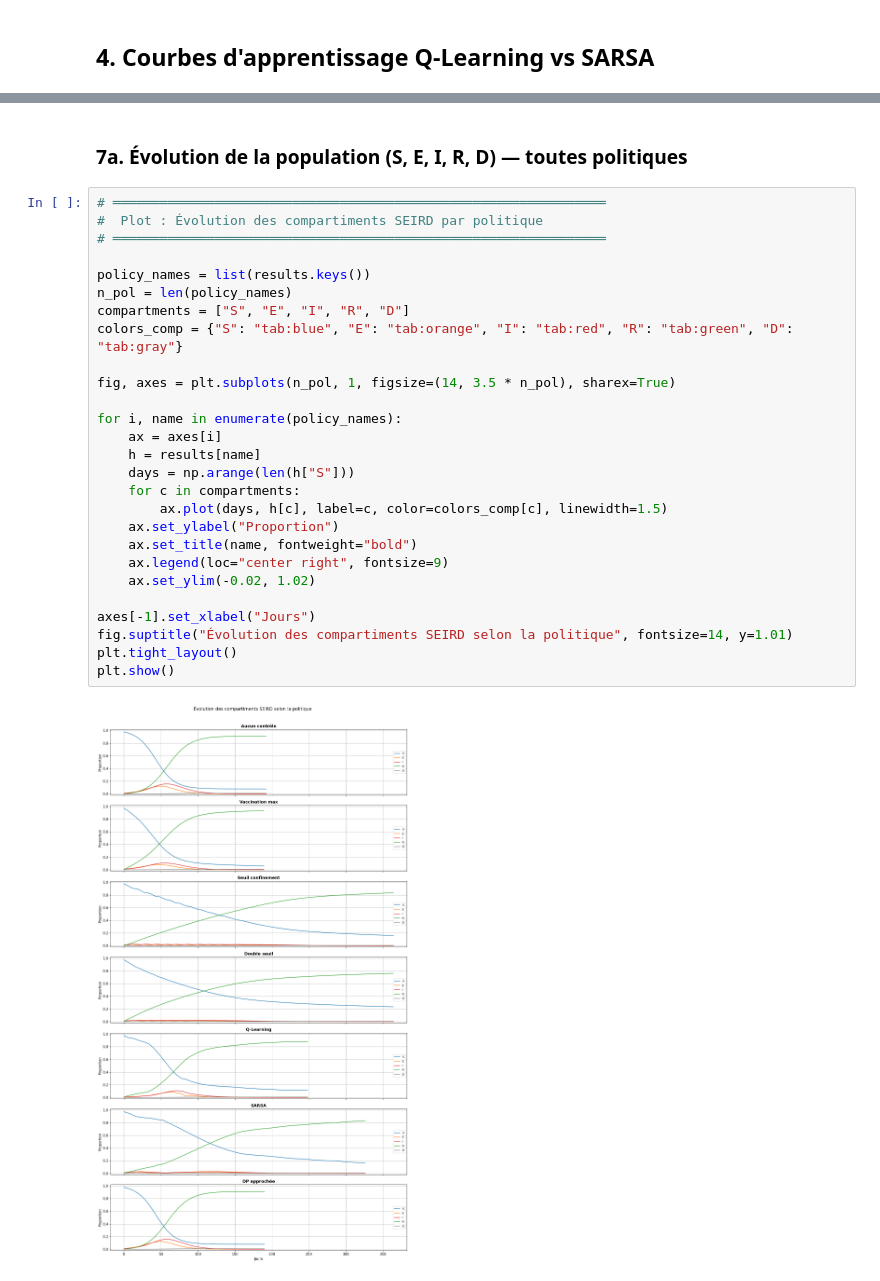
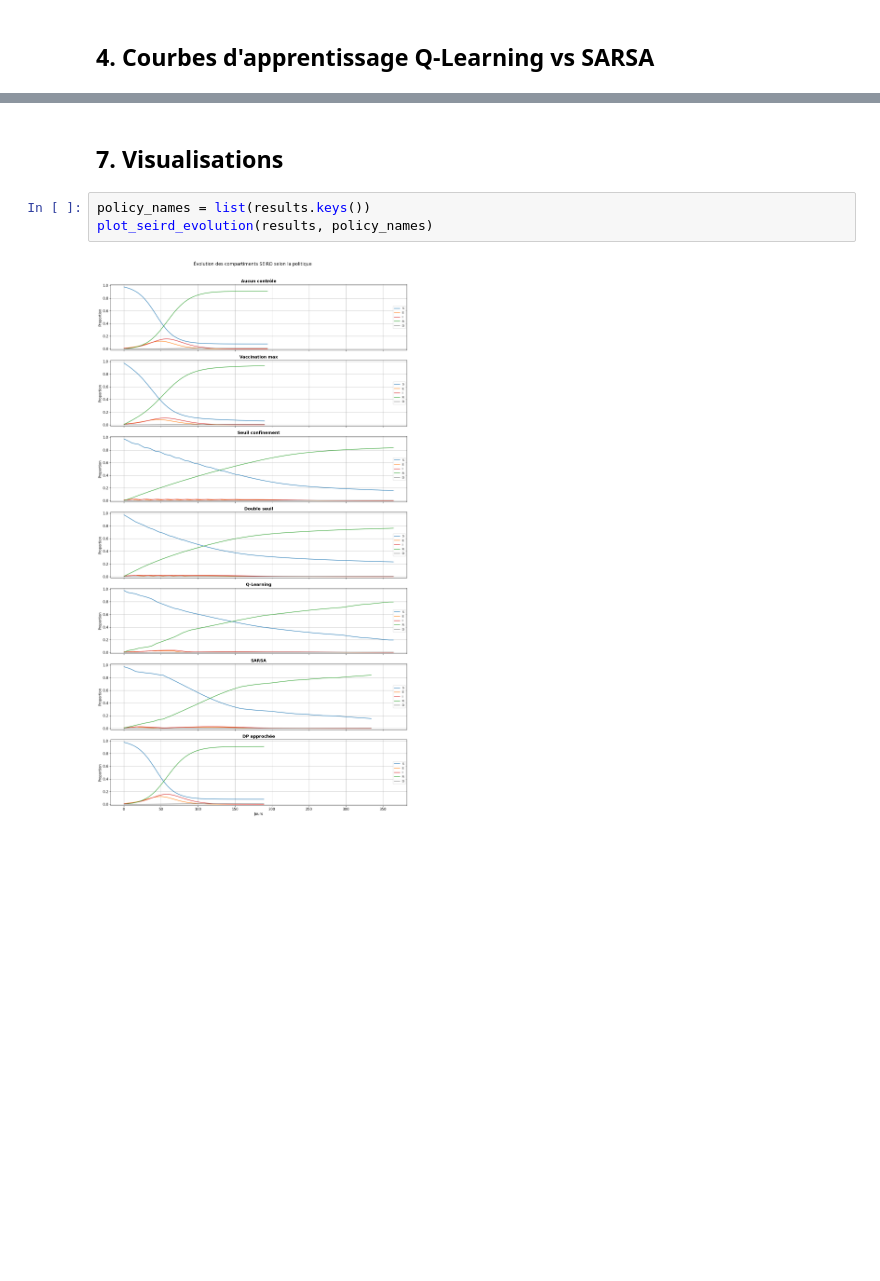
Before and after one commit to Charsutty/RL-pandemic-modeling, a Jupyter notebook: experiment.ipynb, the cells around one changed output, grey strips where cells are left out. Drawn from its saved outputs; the diff is of its cells as text; blank space fills up the shorter version.

```diff
--- a/experiment.ipynb
+++ b/experiment.ipynb
@@ -516,31 +236,7 @@ DP approchée              → reward total =      -26.9
 # %% [markdown]
-### 7a. Évolution de la population (S, E, I, R, D) — toutes politiques
+## 7. Visualisations
 # %%
-# ═══════════════════════════════════════════════════════════════
-#  Plot : Évolution des compartiments SEIRD par politique
-# ═══════════════════════════════════════════════════════════════
-
 policy_names = list(results.keys())
-n_pol = len(policy_names)
-compartments = ["S", "E", "I", "R", "D"]
-colors_comp = {"S": "tab:blue", "E": "tab:orange", "I": "tab:red", "R": "tab:green", "D": "tab:gray"}
-
-fig, axes = plt.subplots(n_pol, 1, figsize=(14, 3.5 * n_pol), sharex=True)
-
-for i, name in enumerate(policy_names):
-    ax = axes[i]
-    h = results[name]
-    days = np.arange(len(h["S"]))
-    for c in compartments:
-        ax.plot(days, h[c], label=c, color=colors_comp[c], linewidth=1.5)
-    ax.set_ylabel("Proportion")
-    ax.set_title(name, fontweight="bold")
-    ax.legend(loc="center right", fontsize=9)
-    ax.set_ylim(-0.02, 1.02)
-
-axes[-1].set_xlabel("Jours")
-fig.suptitle("Évolution des compartiments SEIRD selon la politique", fontsize=14, y=1.01)
-plt.tight_layout()
-plt.show()
+plot_seird_evolution(results, policy_names)
 # %% [output]
-[figure, old version]
+[figure, new version]
```
Also changed, not shown: parts of 27 cells of this notebook, 8 other files.
